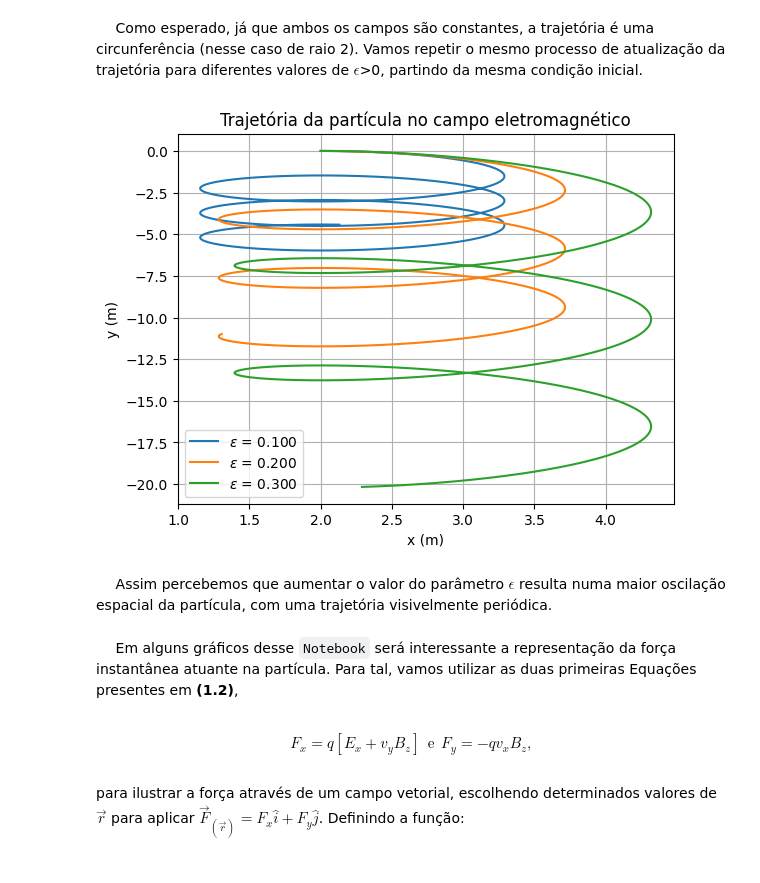
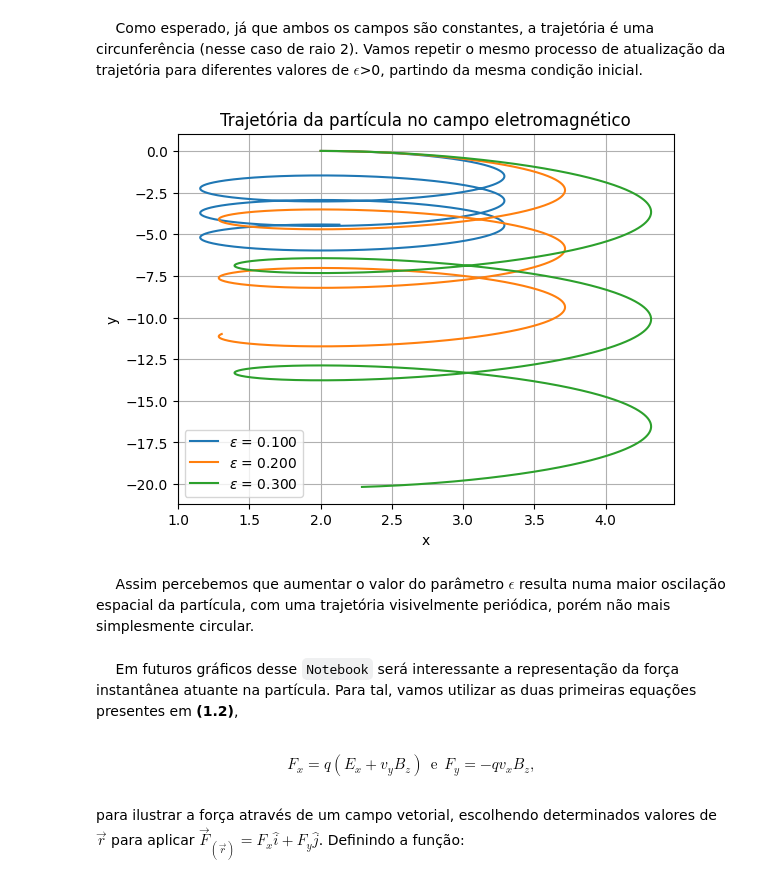
Before and after one commit to Wally-sson/pys, a Jupyter notebook: HEHEHEH PETPY.ipynb, the cells around one changed output. Cells and saved outputs as stored; diff of their text form; code cells hidden in the pictures.

```diff
--- a/HEHEHEH PETPY.ipynb
+++ b/HEHEHEH PETPY.ipynb
@@ -162,38 +160,38 @@ $\quad$ Como esperado, já que ambos os campos são constantes, a trajetória é
 # %%
 epsilon_values = [0.1, 0.2, 0.3] # Valores do epsilon analizados.
 
 tf = 20 # Tempo Final.
 ts = np.linspace(ti,tf,N) # Discretização do tempo.
 dt = ts[1]-ts[0] # Tamanho do passo temporal.
 
 for epsilon in epsilon_values: # Analisar o comportamento da trajetória para cada valor de epsilon.
     r = np.array([x,vx,y,vy], float)  #Condição inicial.
     x_points = [r[0]]
     y_points = [r[2]]
 
     for t in ts: # Evoluir a partícula para esse valor de epsilon.
         r = R4K(r,t,dt, epsilon) # Evooluir a posição r(t) -> r(t+dt)
         x_points.append(r[0]) # Armazenar o atual valor de x(t).
         y_points.append(r[2]) # Armazenar o atual valor de y(t).
 
 
     plt.plot(x_points, y_points, label= rf'$\epsilon$ = ${epsilon:.3f}$')
 
 
-plt.xlabel("x (m)")
-plt.ylabel("y (m)")
+plt.xlabel("x")
+plt.ylabel("y")
 plt.grid()
 plt.title("Trajetória da partícula no campo eletromagnético")
 plt.legend()
 plt.show()
 # %% [output]
-[figure, old version]
+[figure, new version]
 # %% [markdown]
-$\quad$ Assim percebemos que aumentar o valor do parâmetro $\epsilon$ resulta numa maior oscilação espacial da partícula, com uma trajetória visivelmente periódica.
+$\quad$ Assim percebemos que aumentar o valor do parâmetro $\epsilon$ resulta numa maior oscilação espacial da partícula, com uma trajetória visivelmente periódica, porém não mais simplesmente circular.
 # %% [markdown]
-$\quad$ Em alguns gráficos desse `Notebook` será interessante a representação da força instantânea atuante na partícula. Para tal, vamos utilizar as duas primeiras Equações presentes em **(1.2)**,
+$\quad$ Em futuros gráficos desse `Notebook` será interessante a representação da força instantânea atuante na partícula. Para tal, vamos utilizar as duas primeiras equações presentes em **(1.2)**,
 # %% [markdown]
-$$F_x = q\left[ E_x + v_yB_z \right] \ \ \text{e} \ \ F_y = -qv_xB_z,$$
+$$F_x = q\left( E_x + v_yB_z \right) \ \ \text{e} \ \ F_y = -qv_xB_z,$$
 # %% [markdown]
 para ilustrar a força através de um campo vetorial, escolhendo determinados valores de $\vec{r}$ para aplicar $\vec{F}_{(\vec{r})} = F_x\hat{i} + F_y\hat{j}$. Definindo a função:
 # %%
```
Also changed, not shown: parts of 43 cells of this notebook.
